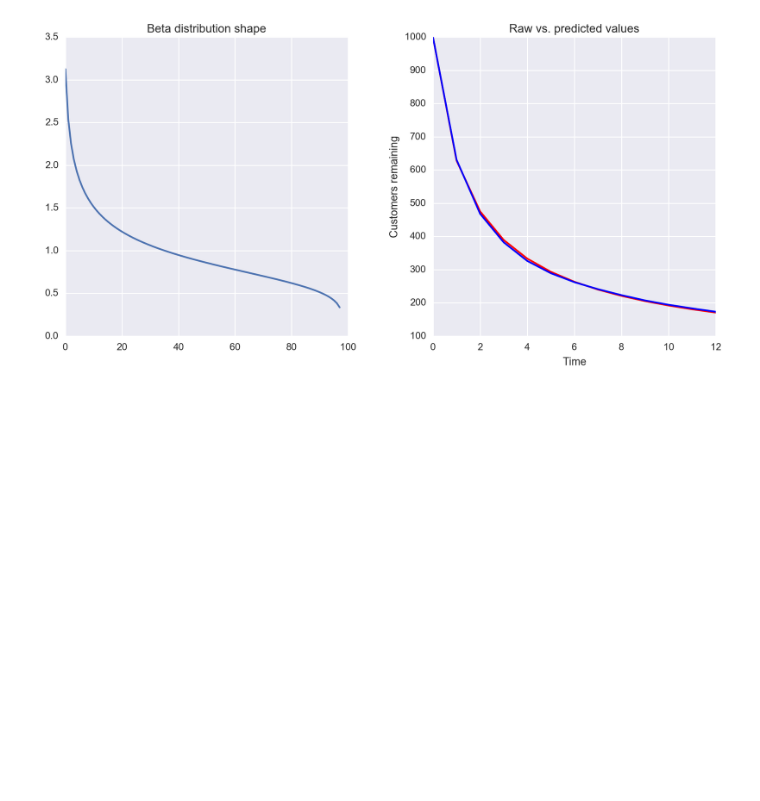
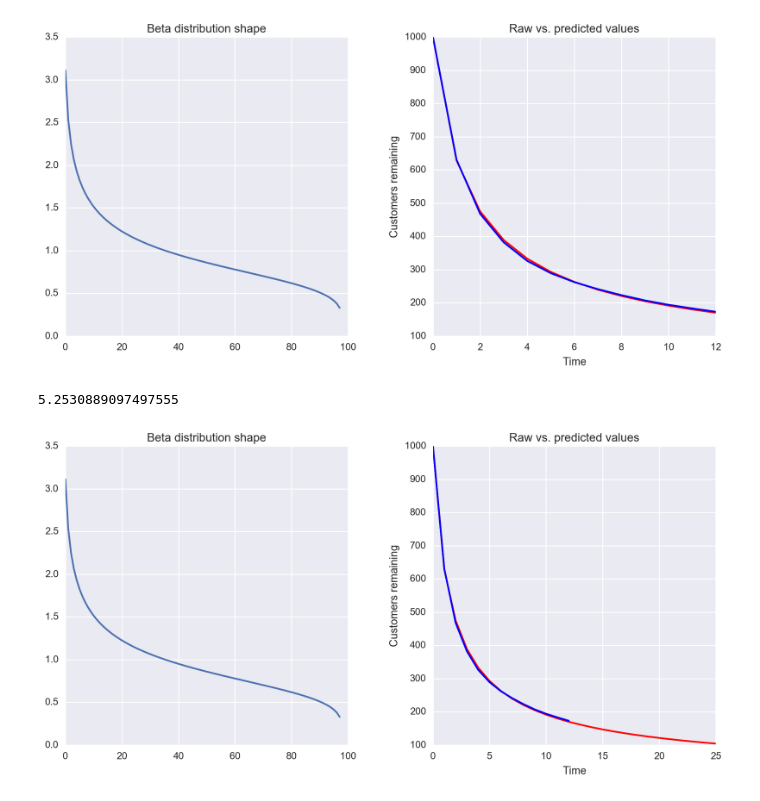
Before and after one commit to clearlyauser/CL_draft, a Jupyter notebook: CL_Estimate_example.ipynb, the cells around one changed output. Saved outputs shown, nothing was run; the diff lists cells and outputs as text; code cells hidden in the pictures; blank space fills up the shorter version.

```diff
--- a/CL_Estimate_example.ipynb
+++ b/CL_Estimate_example.ipynb
@@ -113,3 +113,31 @@ plt.subplots_adjust(wspace=.3)
 plt.show()
 # %% [output]
 [figure]
+# %%
+retention, predicted, expected_lifetime = get_predictions(25, data_raw, alpha, beta)
+expected_lifetime
+# %% [output]
+5.2530889097497555
+# %%
+fig, axes = plt.subplots(nrows=1, ncols=2, figsize=(10,10))
+fig.tight_layout()
+
+
+plt.subplot(2, 2, 1)
+plt.plot(scipy.stats.beta.pdf(np.linspace(0, 1, 100)[1:99], alpha, beta))
+plt.title('Beta distribution shape')
+
+
+plt.subplot(2,2,2)
+plt.plot(predicted, 'r')
+plt.plot(data_raw, 'b')
+plt.title('Raw vs. predicted values')
+plt.ylabel('Customers remaining')
+plt.xlabel('Time')
+
+plt.subplots_adjust(wspace=.3)
+
+
+plt.show()
+# %% [output]
+[figure, added]
```
Also changed, not shown: parts of 3 cells of this notebook.
